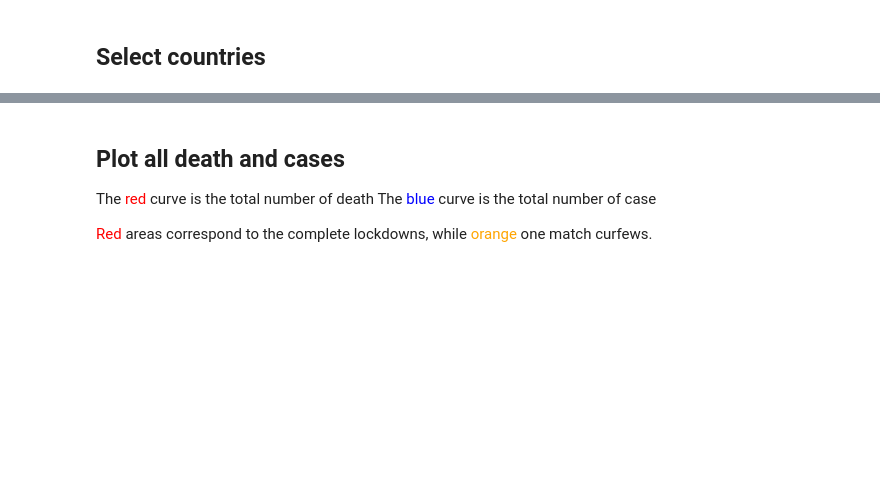
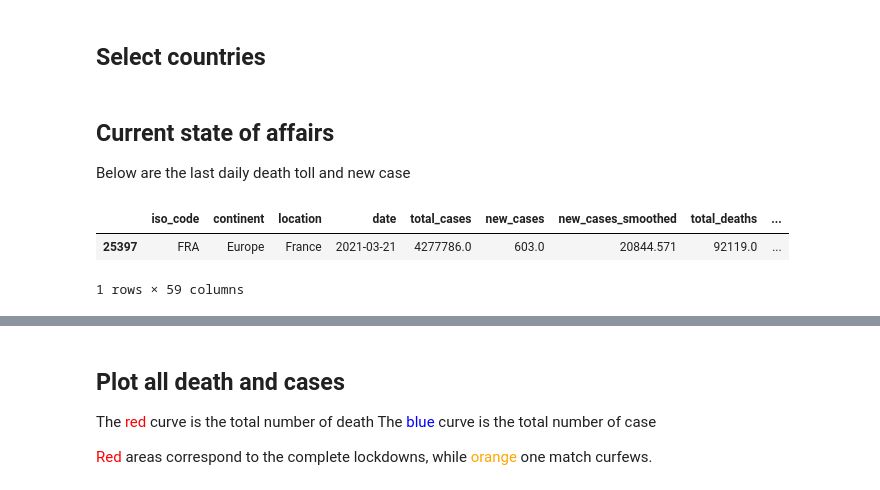
Before and after one commit to simonmoreau/covid-data, a Jupyter notebook: COVID Lockdown Effect.ipynb, the cells around one changed output, grey strips where cells are left out. Cells and saved outputs as stored; diff of their text form; code cells hidden in the pictures; blank space fills up the shorter version.

```diff
--- a/COVID Lockdown Effect.ipynb
+++ b/COVID Lockdown Effect.ipynb
@@ -75,2 +83,13 @@ lockdown_list = [
     }
 ]
+# %% [markdown]
+## Current state of affairs
+
+Below are the last daily death toll and new case
+# %%
+most_recent_date = covid_data_df['date'].max()
+covid_data_df[covid_data_df['date']==most_recent_date]
+# %% [output]
+|  | iso_code | continent | location | date | total_cases | new_cases | new_cases_smoothed | total_deaths | ... |
+| 25397 | FRA | Europe | France | 2021-03-21 | 4277786.0 | 603.0 | 20844.571 | 92119.0 | ... |
+1 rows × 59 columns
```
Also changed, not shown: parts of 29 cells of this notebook, 3 other files.
